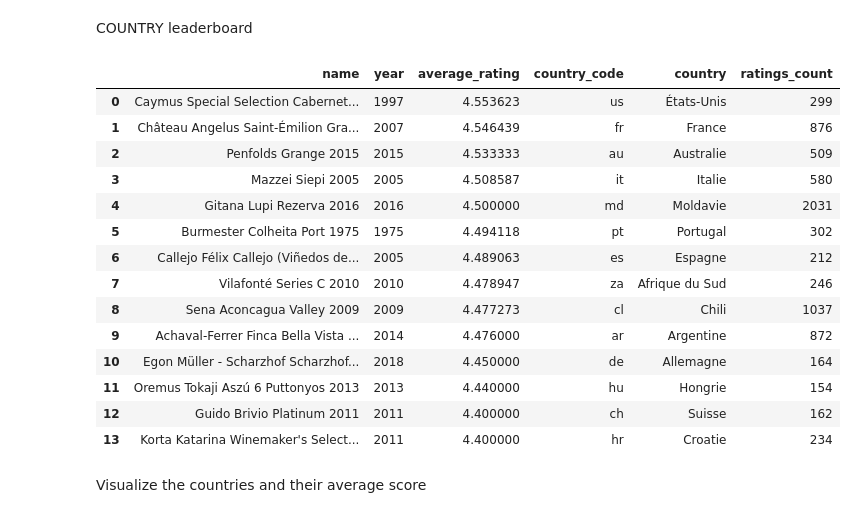
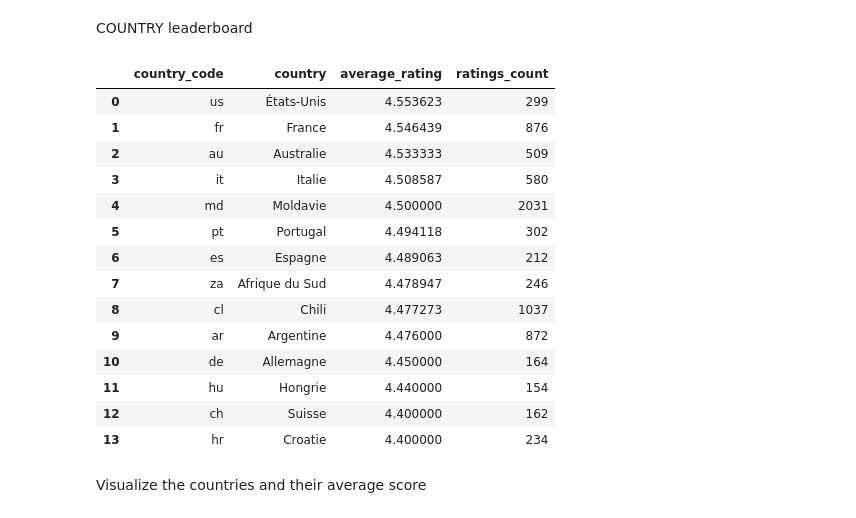
Before and after one commit to Lu-cc/wine-market-analysis-LV, a Jupyter notebook: exp_data.ipynb, the cells around one changed output. Saved outputs shown, nothing was run; the diff lists cells and outputs as text; code cells hidden in the pictures.

```diff
--- a/exp_data.ipynb
+++ b/exp_data.ipynb
@@ -395,32 +393,32 @@ top_five_chardonnay_df
 # %% [markdown]
 COUNTRY leaderboard
 # %%
-top_vint_countries = """SELECT vintages.name, year, AVG(vintages.ratings_average) as average_rating, country_code, countries.name AS country, vintages.ratings_count FROM vintages
+top_vint_countries = """SELECT country_code, countries.name AS country, AVG(vintages.ratings_average) as average_rating, vintages.ratings_count FROM vintages
 JOIN wines on wines.id = vintages.wine_id
 JOIN regions on regions.id = wines.region_id
 JOIN countries ON regions.country_code = countries.code
 WHERE vintages.ratings_count > 100
 GROUP BY country
 ORDER BY average_rating DESC"""
 
 top_vint_countries_df = pd.read_sql_query(top_vint_countries,conn)
 top_vint_countries_df
 # %% [output]
-|  | name | year | average_rating | country_code | country | ratings_count |
-| 0 | Caymus Special Selection Cabernet... | 1997 | 4.553623 | us | États-Unis | 299 |
-| 1 | Château Angelus Saint-Émilion Gra... | 2007 | 4.546439 | fr | France | 876 |
-| 2 | Penfolds Grange 2015 | 2015 | 4.533333 | au | Australie | 509 |
-| 3 | Mazzei Siepi 2005 | 2005 | 4.508587 | it | Italie | 580 |
-| 4 | Gitana Lupi Rezerva 2016 | 2016 | 4.500000 | md | Moldavie | 2031 |
-| 5 | Burmester Colheita Port 1975 | 1975 | 4.494118 | pt | Portugal | 302 |
-| 6 | Callejo Félix Callejo (Viñedos de... | 2005 | 4.489063 | es | Espagne | 212 |
-| 7 | Vilafonté Series C 2010 | 2010 | 4.478947 | za | Afrique du Sud | 246 |
-| 8 | Sena Aconcagua Valley 2009 | 2009 | 4.477273 | cl | Chili | 1037 |
-| 9 | Achaval-Ferrer Finca Bella Vista ... | 2014 | 4.476000 | ar | Argentine | 872 |
-| 10 | Egon Müller - Scharzhof Scharzhof... | 2018 | 4.450000 | de | Allemagne | 164 |
-| 11 | Oremus Tokaji Aszú 6 Puttonyos 2013 | 2013 | 4.440000 | hu | Hongrie | 154 |
-| 12 | Guido Brivio Platinum 2011 | 2011 | 4.400000 | ch | Suisse | 162 |
-| 13 | Korta Katarina Winemaker's Select... | 2011 | 4.400000 | hr | Croatie | 234 |
+|  | country_code | country | average_rating | ratings_count |
+| 0 | us | États-Unis | 4.553623 | 299 |
+| 1 | fr | France | 4.546439 | 876 |
+| 2 | au | Australie | 4.533333 | 509 |
+| 3 | it | Italie | 4.508587 | 580 |
+| 4 | md | Moldavie | 4.500000 | 2031 |
+| 5 | pt | Portugal | 4.494118 | 302 |
+| 6 | es | Espagne | 4.489063 | 212 |
+| 7 | za | Afrique du Sud | 4.478947 | 246 |
+| 8 | cl | Chili | 4.477273 | 1037 |
+| 9 | ar | Argentine | 4.476000 | 872 |
+| 10 | de | Allemagne | 4.450000 | 164 |
+| 11 | hu | Hongrie | 4.440000 | 154 |
+| 12 | ch | Suisse | 4.400000 | 162 |
+| 13 | hr | Croatie | 4.400000 | 234 |
 # %% [markdown]
 Visualize the countries and their average score
 # %%
```
Also changed, not shown: parts of 32 cells of this notebook, 15 other files.
